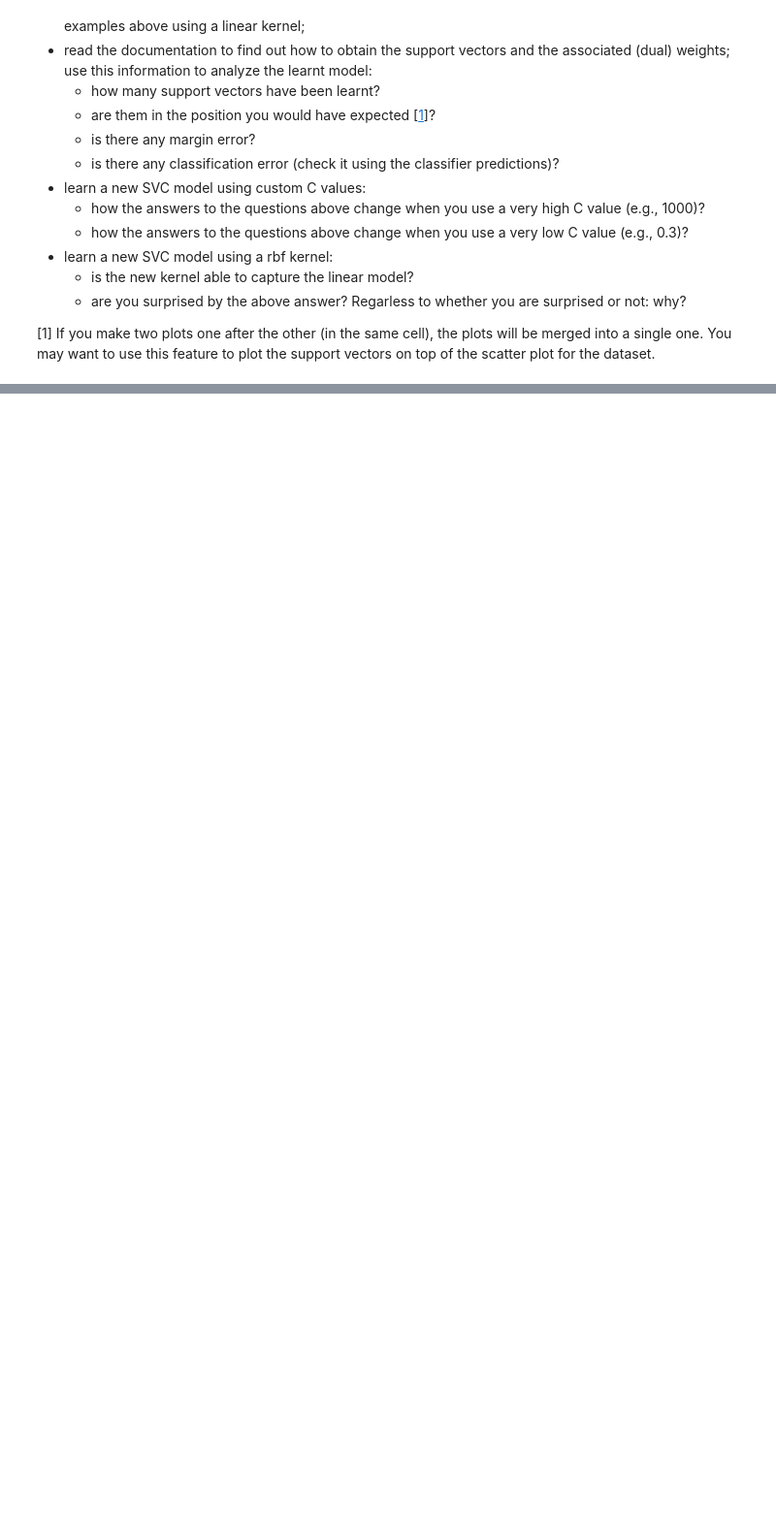
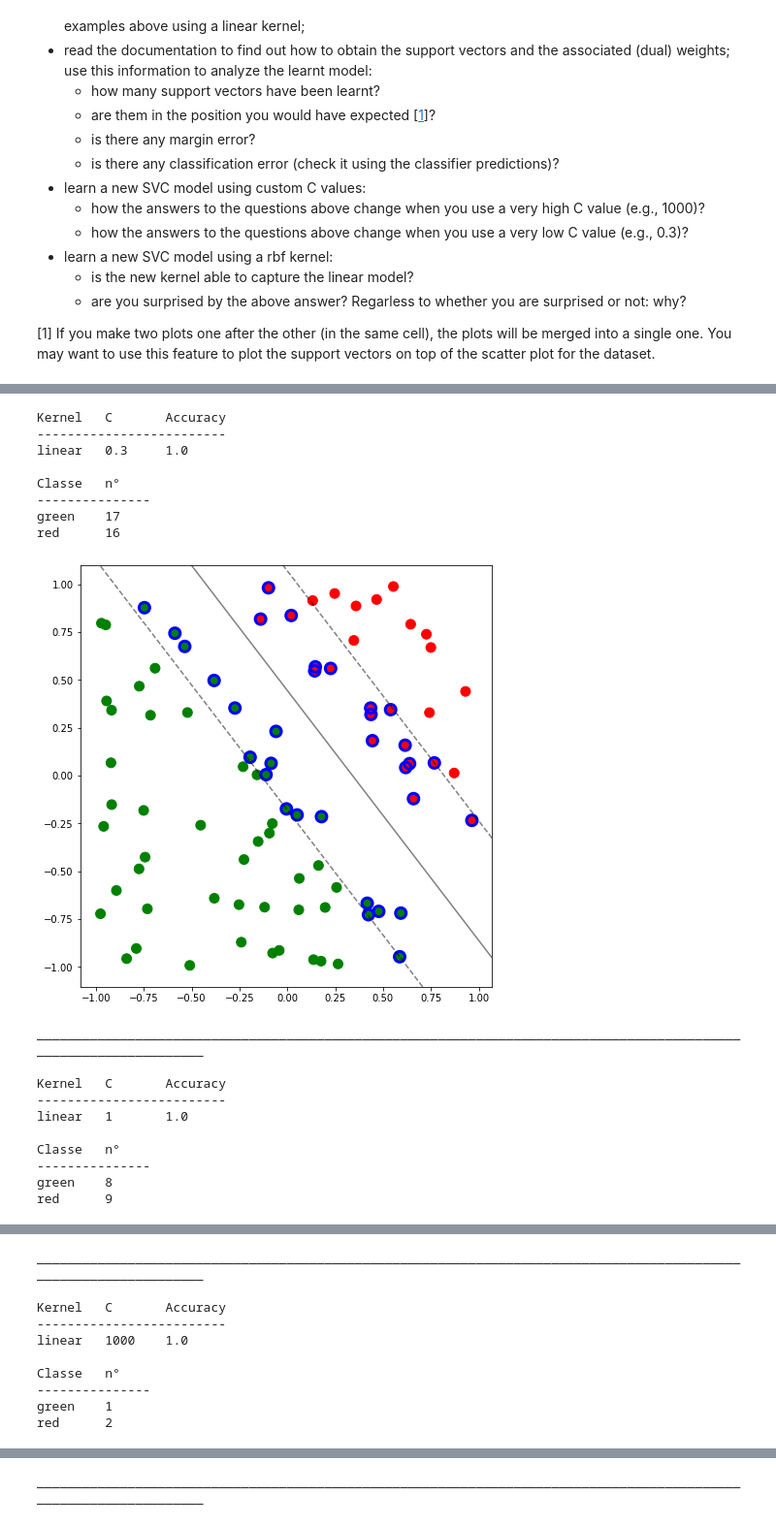
Before and after one commit to marcocaldera/machine-learning-exercises, a Jupyter notebook: esposito/svm.ipynb, the cells around one changed output, grey strips where cells are left out. Shown: that part at 97% size. Saved outputs shown, nothing was run; the diff lists cells and outputs as text; code cells hidden in the pictures; blank space fills up the shorter version.

```diff
--- a/esposito/svm.ipynb
+++ b/esposito/svm.ipynb
@@ -118,0 +127,5 @@ plt.scatter(X[:,0], X[:,1], c=y)
+# %%
+print("Classe \t n°")
+print("-" * 15)
+for i, _ in enumerate(clf.classes_):
+    print("{} \t {}".format(clf.classes_[i], clf.n_support_[i]))
@@ -118,0 +164,43 @@ plt.scatter(X[:,0], X[:,1], c=y)
+# %%
+def print_support(clf):
+    print("\nClasse \t n°")
+    print("-" * 15)
+    for i, _ in enumerate(clf.classes_):
+        print("{} \t {}".format(clf.classes_[i], clf.n_support_[i]))
+# %%
+def print_param(clf):
+    print("Kernel \t C \t Accuracy")
+    print("-" * 25)
+    print("{} \t {} \t {}".format(k, c, accuracy_score(y, y_p)))
+# %%
+cvals = [0.3, 1,1000]
+kernels = ["linear","rbf"]
+for k in kernels :
+    for c in cvals :
+        clf = SVC(kernel=k, C=c)
+        clf.fit(X, y)
+        y_p = clf.predict(X)
+        print_param(clf)
+        print_support(clf)
+        plotMargin(clf, X, y)
+        print ("_" * 115 + "\n")
+# %% [output]
+Kernel   C       Accuracy
+-------------------------
+linear   0.3     1.0
+
+Classe   n°
+---------------
+green    17
+red      16
+[figure, added]
+___________________________________________________________________________________________________________________
+
+Kernel   C       Accuracy
+-------------------------
+linear   1       1.0
+
+Classe   n°
+---------------
+green    8
+red      9
@@ -118,0 +208,10 @@ plt.scatter(X[:,0], X[:,1], c=y)
+___________________________________________________________________________________________________________________
+
+Kernel   C       Accuracy
+-------------------------
+linear   1000    1.0
+
+Classe   n°
+---------------
+green    1
+red      2
@@ -118,0 +252 @@ plt.scatter(X[:,0], X[:,1], c=y)
+___________________________________________________________________________________________________________________
```
Also changed, not shown: parts of 11 cells of this notebook, 3 other files.
